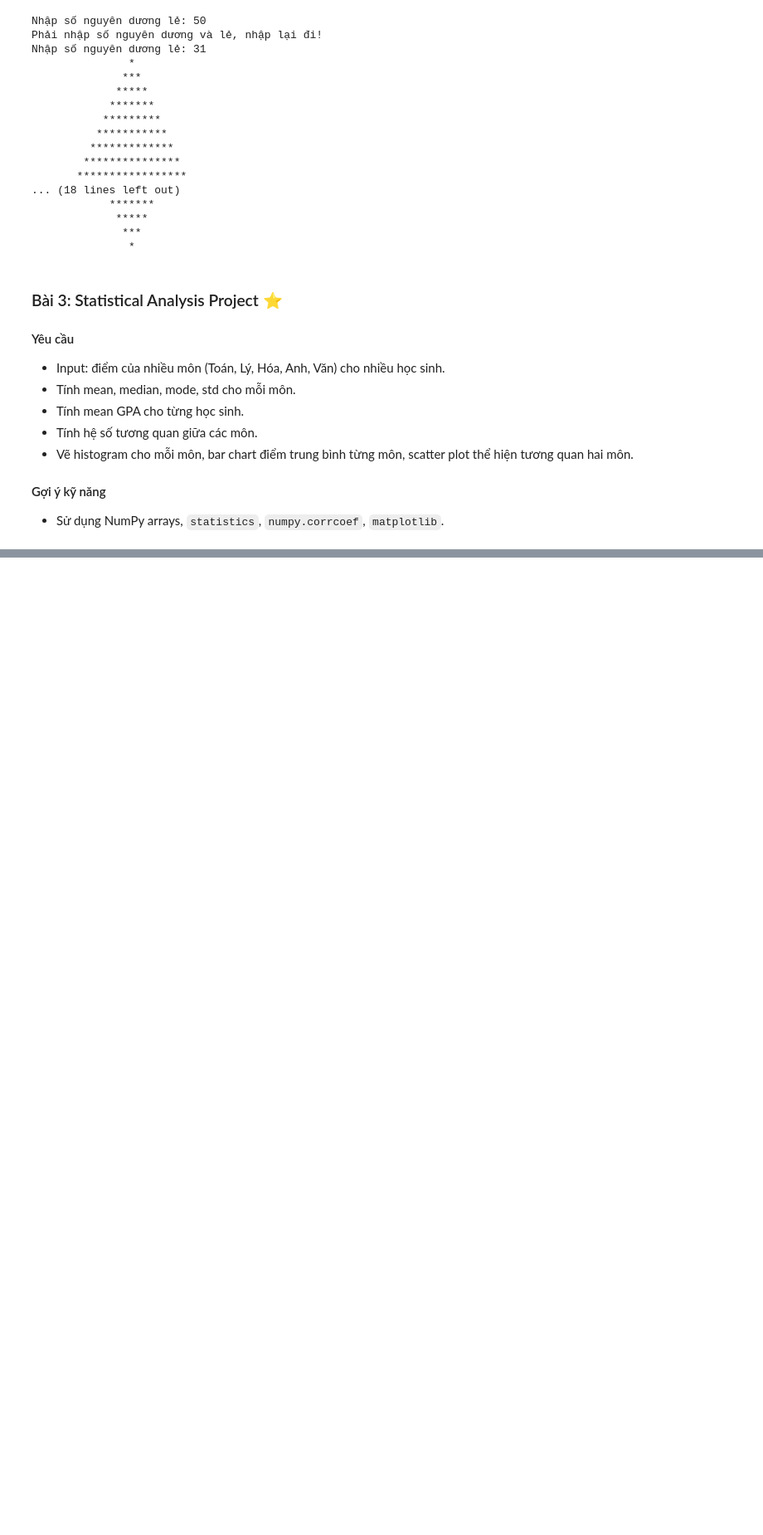
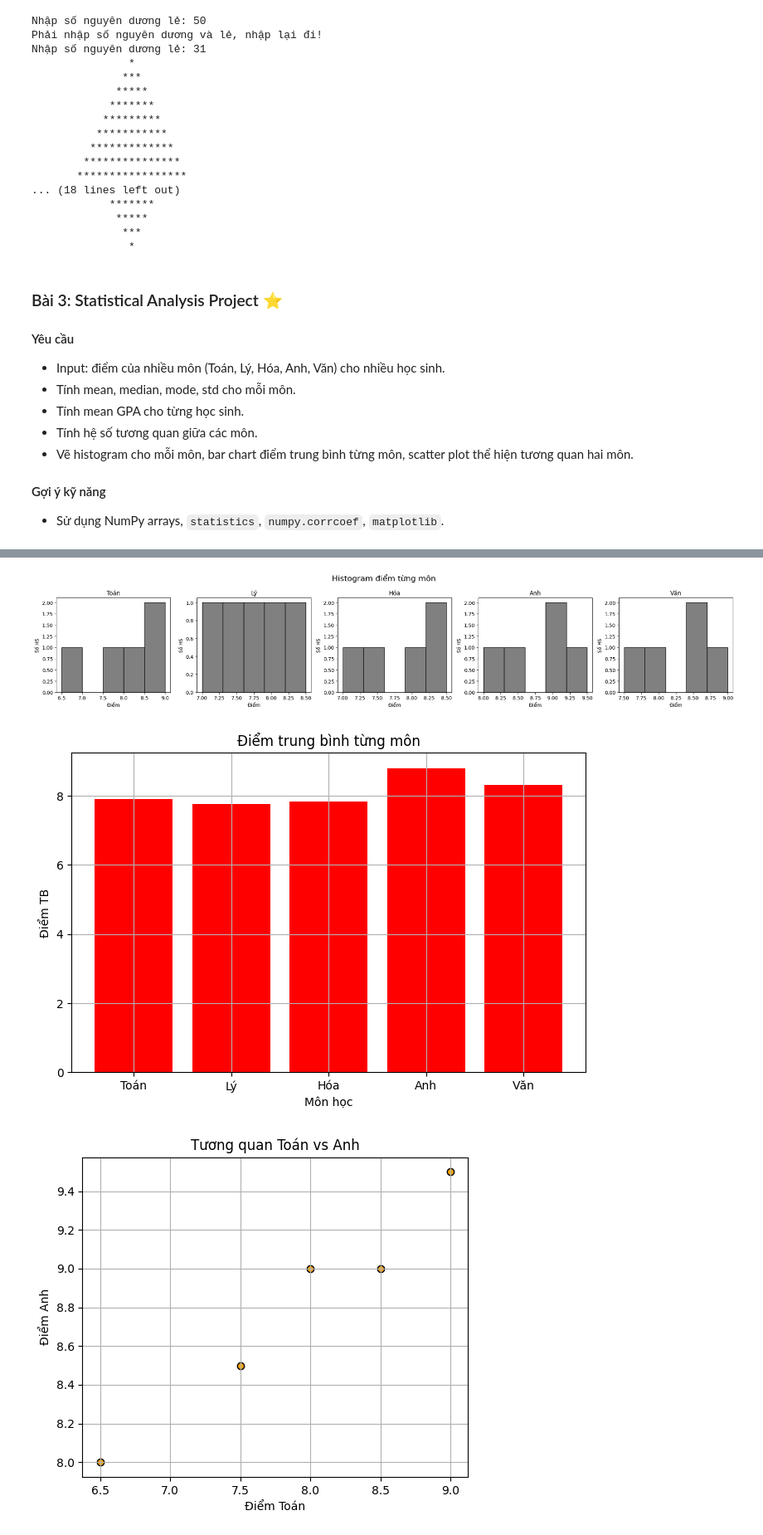
Before and after one commit to dongthethang2k15kkk/dtt2k15--challenge-AI2526, a Jupyter notebook: python_challenge_week.ipynb, the cells around one changed output, grey strips where cells are left out. Shown at 83% size. Drawn from its saved outputs; the diff is of its cells as text; code cells hidden in the pictures; blank space fills up the shorter version.

Commit message:
Được tạo bằng Colab

```diff
--- a/python_challenge_week.ipynb
+++ b/python_challenge_week.ipynb
@@ -692,16 +692,75 @@ Nhập số nguyên dương lẻ: 31
 - Sử dụng NumPy arrays, `statistics`, `numpy.corrcoef`, `matplotlib`.
 # %%
 # 🛠️ Skeleton: Statistical Analysis Project
+import numpy as np
+import matplotlib.pyplot as plt
+from statistics import mean, median, mode, stdev
+
 subjects = ["Toán", "Lý", "Hóa", "Anh", "Văn"]
-# TODO: Khởi tạo dữ liệu điểm dạng NumPy array (shape: số_học_sinh x số_môn)
-data = np.array([])  # Thay bằng dữ liệu của bạn
+                                                                  # TODO: Khởi tạo dữ liệu điểm dạng NumPy array (shape: số_học_sinh x số_môn)
+data = np.array([])
 
-# TODO: Tính mean, median, mode, std cho mỗi môn
-# Gợi ý: Duyệt qua trục cột (axis=0)
+                                                                  # TODO: Tính mean, median, mode, std cho mỗi môn
+                                                                  # Gợi ý: Duyệt qua trục cột (axis=0)
 
-# TODO: Tính mean GPA của mỗi học sinh
+                                                                  # TODO: Tính mean GPA của mỗi học sinh
 
-# TODO: Tính ma trận tương quan giữa các môn (np.corrcoef)
+                                                                  # TODO: Tính ma trận tương quan giữa các môn (np.corrcoef)
 
-# TODO: Vẽ histogram, bar chart, scatter plot
-# Gợi ý: Sử dụng subplot để sắp xếp biểu đồ gọn gàng
+                                                                  # TODO: Vẽ histogram, bar chart, scatter plot
+                                                                  # Gợi ý: Sử dụng subplot để sắp xếp biểu đồ gọn gàng
+
+                                                                  # Đảm bảo các thư viện được import LÊN ĐẦU
+diem = [
+    [8.5, 7.0, 8.0, 9.0, 8.5],
+    [7.5, 8.0, 7.5, 8.5, 8.0],
+    [9.0, 8.5, 8.5, 9.5, 9.0],
+    [6.5, 7.5, 7.0, 8.0, 7.5],
+    [8.0, 7.8, 8.2, 9.0, 8.5]
+]
+
+
+arr = np.array(diem)
+
+print(" Thống kê từng môn:")
+for i in range(len(subjects)):
+    mon_diem = arr[:, i]
+    print(f"{subjects[i]}: mean={mean(mon_diem):.2f}, median={median(mon_diem):.2f}, mode={mode(mon_diem):.2f}, std={stdev(mon_diem):.2f}")
+
+print("\n🎓 GPA từng học sinh:")
+for i in range(len(arr)):
+    gpa = mean(arr[i])
+    print(f"Học sinh {i+1}: GPA = {gpa:.2f}")
+
+print("\n🔗 Ma trận tương quan giữa các môn:")
+corr = np.corrcoef(arr.T)
+print(corr)
+print()
+
+fig, axs = plt.subplots(1, 5, figsize=(20, 4))
+for i in range(5):
+    axs[i].hist(arr[:, i], bins=5, color='gray', edgecolor='black')
+    axs[i].set_title(subjects[i])
+    axs[i].set_xlabel('Điểm')
+    axs[i].set_ylabel('Số HS')
+fig.suptitle('Histogram điểm từng môn', fontsize=16)
+plt.tight_layout()
+plt.show()
+
+diem_tb_mon = [mean(arr[:, i]) for i in range(len(subjects))]
+plt.figure(figsize=(8, 5))
+plt.bar(subjects, diem_tb_mon, color='red')
+plt.title('Điểm trung bình từng môn')
+plt.xlabel('Môn học')
+plt.ylabel('Điểm TB')
+plt.grid(True)
+plt.show()
+
+plt.figure(figsize=(6, 5))
+plt.scatter(arr[:, 0], arr[:, 3], color='orange', edgecolors='black')
+plt.title('Tương quan Toán vs Anh')
+plt.xlabel('Điểm Toán')
+plt.ylabel('Điểm Anh')
+plt.grid(True)
+plt.show()
+# %% [output]
@@ -707,0 +787,3 @@ data = np.array([])  # Thay bằng dữ liệu của bạn
+[figure, added]
+[figure, added]
+[figure, added]
```
Also changed, not shown: parts of 1 cell of this notebook.
